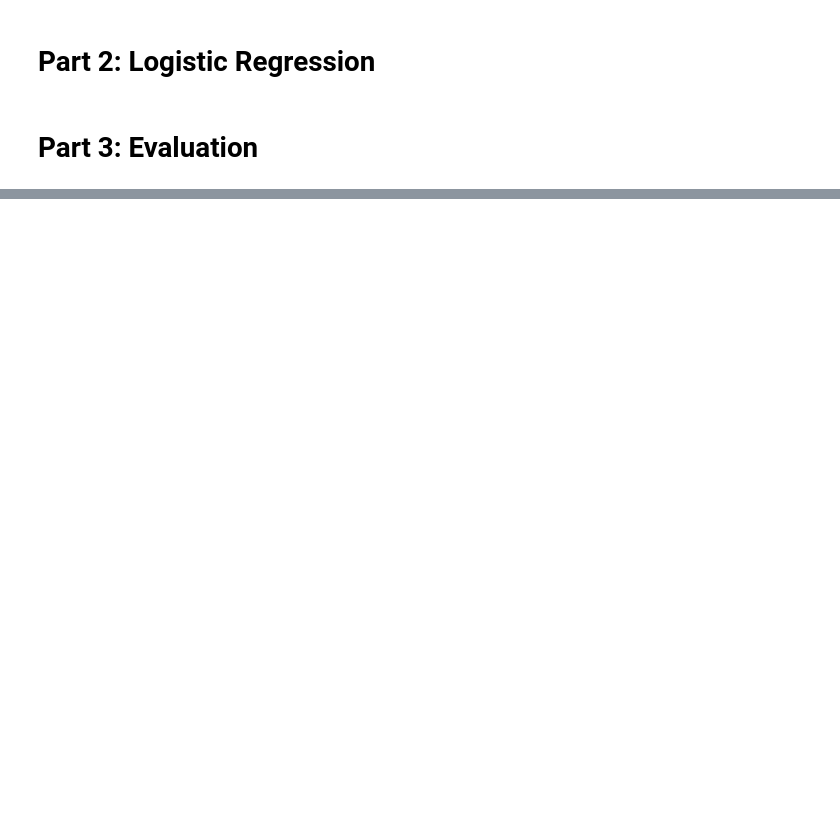
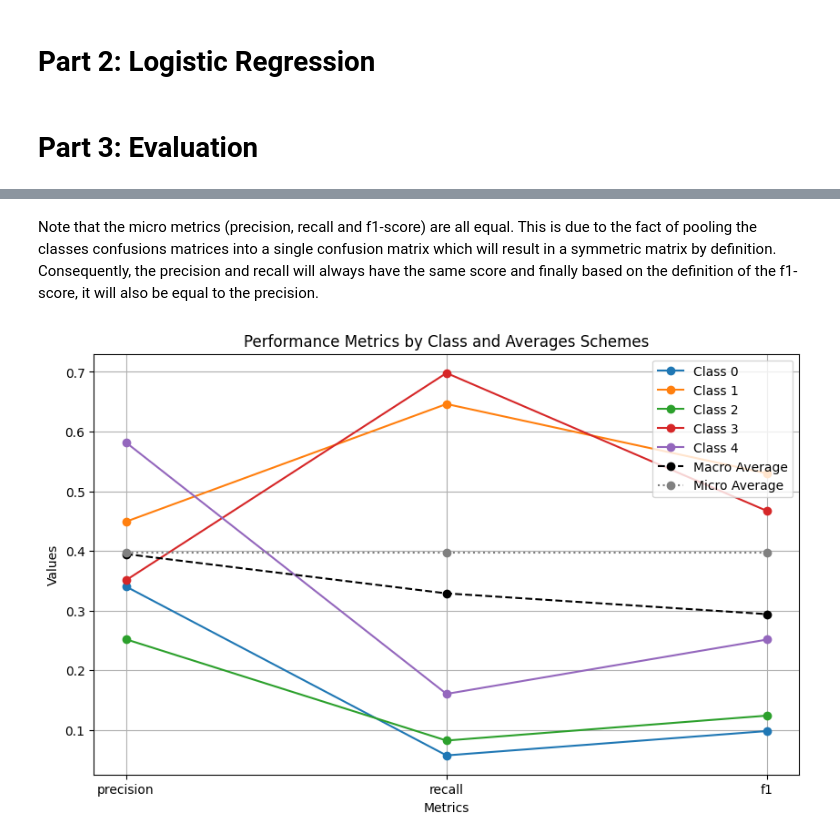
Before and after one commit to MariamAziz0/nlp-assignment1, a Jupyter notebook: src/driver_notebook.ipynb, the cells around one changed output, grey strips where cells are left out. Saved outputs shown, nothing was run; the diff lists cells and outputs as text; code cells hidden in the pictures; blank space fills up the shorter version.

Commit message:
Implemented the evaluator

```diff
--- a/src/driver_notebook.ipynb
+++ b/src/driver_notebook.ipynb
@@ -52,3 +54,5 @@ Model accuracy: 23.08%
 # Part 2: Logistic Regression
 # %% [markdown]
 # Part 3: Evaluation
+# %%
+evaluator = eval.Evaluator(test_df['label'], y_hat)
@@ -54,0 +89,6 @@ Model accuracy: 23.08%
+# %% [markdown]
+Note that the micro metrics (precision, recall and f1-score) are all equal. This is due to the fact of pooling the classes confusions matrices into a single confusion matrix which will result in a symmetric matrix by definition. Consequently, the precision and recall will always have the same score and finally based on the definition of the f1-score, it will also be equal to the precision.
+# %%
+evaluator.plot_results()
+# %% [output]
+[figure, added]
```
Also changed, not shown: parts of 5 cells of this notebook, 2 other files.
